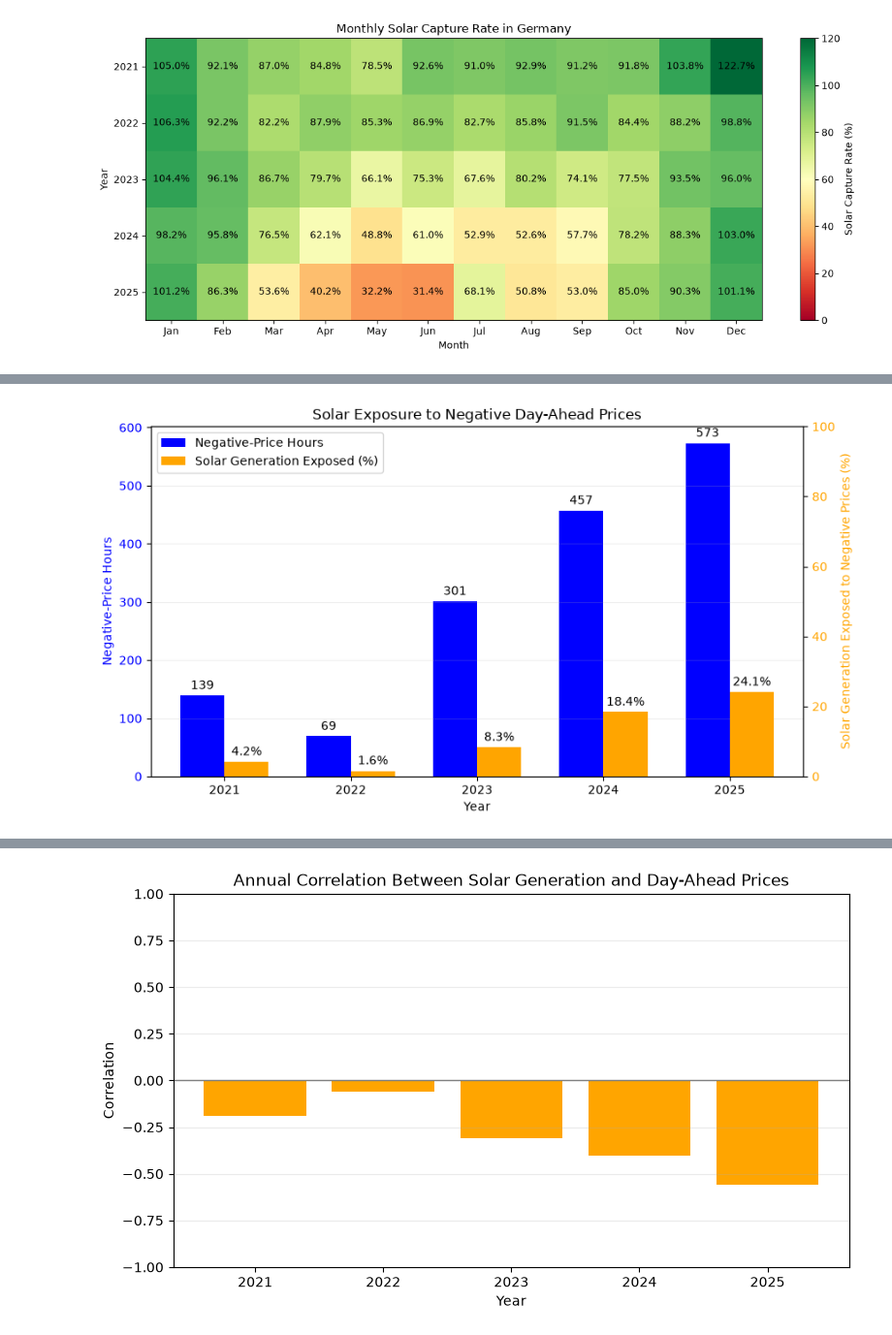
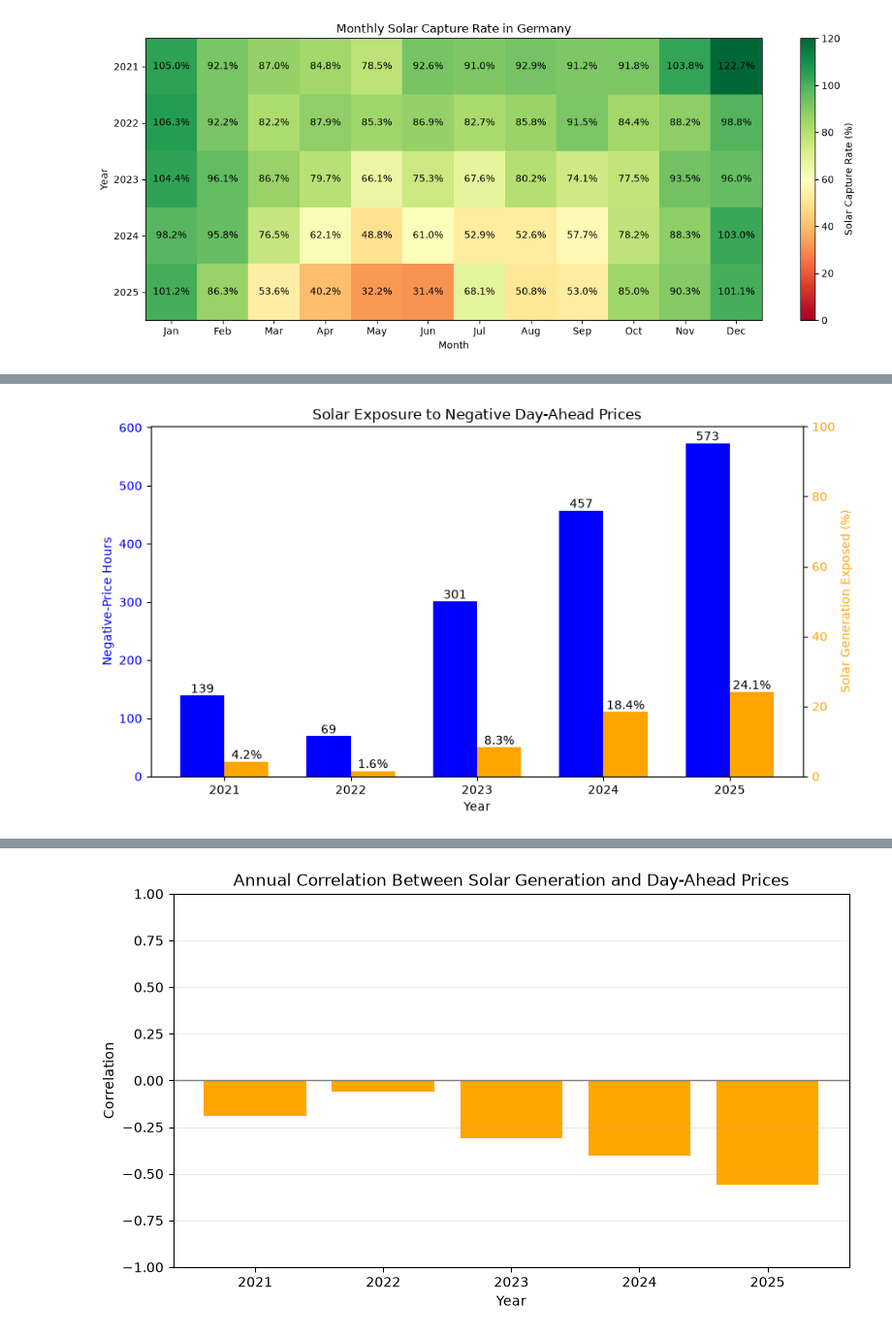
Before and after one commit to AkingCode007/solar-ppa-pricing-hedging, a Jupyter notebook: notebooks/01_market_data_and_capture.ipynb, the cells around one changed output, grey strips where cells are left out. Shown at 97% size. Saved outputs shown, nothing was run; the diff lists cells and outputs as text; code cells hidden in the pictures.

```diff
--- a/notebooks/01_market_data_and_capture.ipynb
+++ b/notebooks/01_market_data_and_capture.ipynb
@@ -665,13 +317,0 @@ This view highlights seasonal patterns, exceptional price regimes and the evolut
-# %%
-daily = (
-    market.set_index("start_date")
-    .resample("D")
-    .agg(
-        average_price_eur_mwh=("price_eur_mwh", "mean"),
-        solar_generation_mwh=("solar_generation_mwh", "sum")
-    )
-)
-
-daily["solar_generation_gwh"] = (
-    daily["solar_generation_mwh"] / 1_000
-)
@@ -1021,84 +667,48 @@ display(negative_price_summary.round(2))
 # %%
 fig, ax_hours = plt.subplots(figsize=(9, 5))
 
-# X-axis positions
-x = np.arange(len(negative_price_summary.index))
+x = np.arange(len(negative_price_summary))
 width = 0.35
 
-# Negative-price hours - left axis
+# Negative-price hours
 bars_hours = ax_hours.bar(
     x - width / 2,
     negative_price_summary["negative_price_hours"],
     width,
-    color="blue",
-    label="Negative-Price Hours"
+    color="blue"
 )
 
-ax_hours.set_xlabel("Year")
 ax_hours.set_ylabel("Negative-Price Hours", color="blue")
 ax_hours.tick_params(axis="y", labelcolor="blue")
 
-ax_hours.set_xticks(x)
-ax_hours.set_xticklabels(negative_price_summary.index)
-
-ax_hours.grid(
-    axis="y",
-    alpha=0.2
-)
-
-# Solar generation exposure - right axis
+# Solar exposure
 ax_solar = ax_hours.twinx()
 
 bars_solar = ax_solar.bar(
     x + width / 2,
     negative_price_summary["solar_negative_price_exposure_pct"],
     width,
-    color="orange",
-    label="Solar Generation Exposed (%)"
+    color="orange"
 )
 
 ax_solar.set_ylabel(
-    "Solar Generation Exposed to Negative Prices (%)",
+    "Solar Generation Exposed (%)",
     color="orange"
 )
 
-ax_solar.tick_params(
-    axis="y",
-    labelcolor="orange"
-)
-
-# Percentage axis from 0% to 100%
+ax_solar.tick_params(axis="y", labelcolor="orange")
 ax_solar.set_ylim(0, 100)
 
-# Values above bars
-ax_hours.bar_label(
-    bars_hours,
-    padding=3,
-    fmt="%.0f"
-)
+# Labels
+ax_hours.set_xticks(x)
+ax_hours.set_xticklabels(negative_price_summary.index)
+ax_hours.set_xlabel("Year")
+ax_hours.set_title("Solar Exposure to Negative Day-Ahead Prices")
 
-ax_solar.bar_label(
-    bars_solar,
-    padding=3,
-    fmt="%.1f%%"
-)
-
-# Title
-ax_hours.set_title(
-    "Solar Exposure to Negative Day-Ahead Prices"
-)
-
-# Combined legend
-ax_hours.legend(
-    [bars_hours, bars_solar],
-    [
-        "Negative-Price Hours",
-        "Solar Generation Exposed (%)"
-    ],
-    loc="upper left"
-)
+ax_hours.bar_label(bars_hours, fmt="%.0f")
+ax_solar.bar_label(bars_solar, fmt="%.1f%%")
 
 fig.tight_layout()
 plt.show()
 # %% [output]
-[figure, old version]
+[figure, new version]
```
Also changed, not shown: parts of 51 cells of this notebook.
